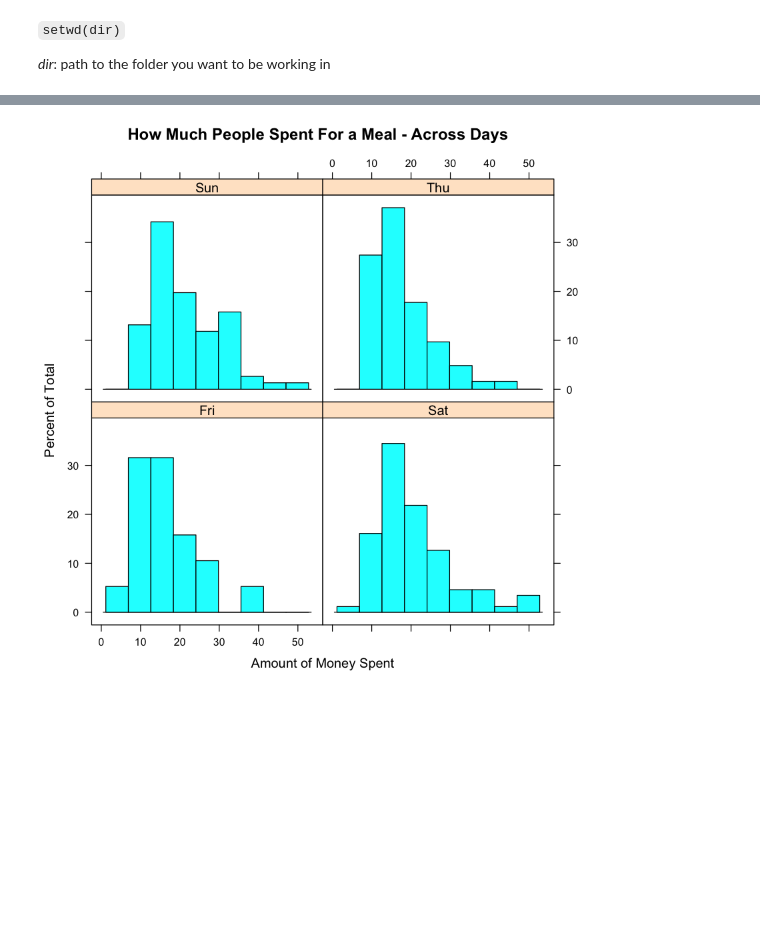
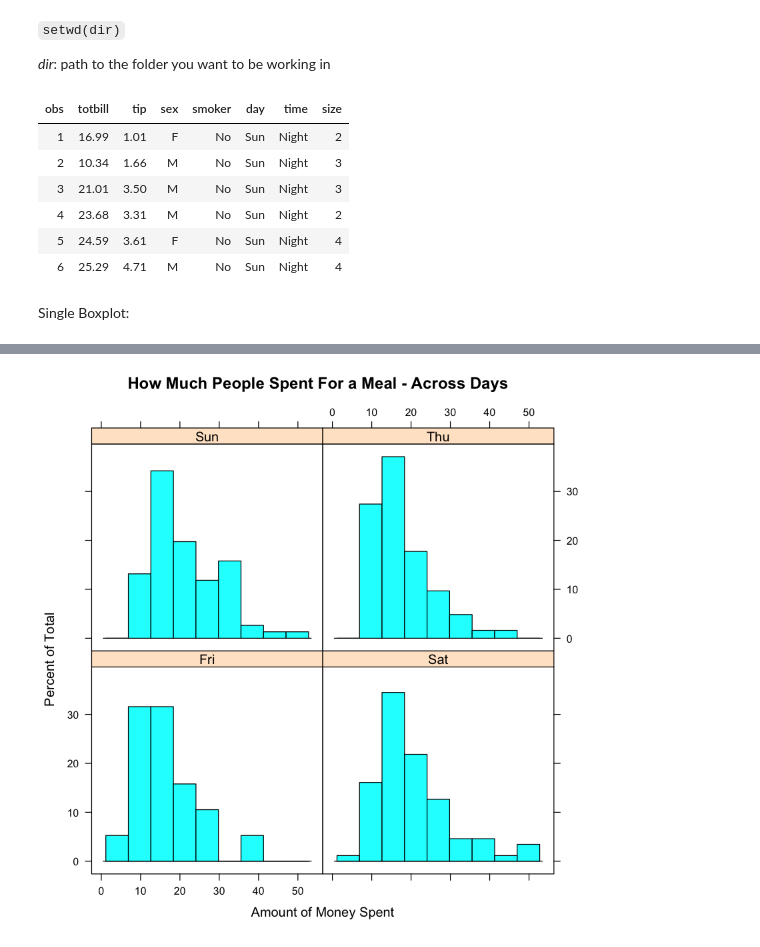
Before and after one commit to anoopsypereddi/ADSA-Intro-to-RStudio, a Jupyter notebook: Intro-to-R-Programming-Completed-Code.ipynb, the cells around one changed output, grey strips where cells are left out. Cells and saved outputs as stored; diff of their text form; code cells hidden in the pictures; blank space fills up the shorter version.

```diff
--- a/Intro-to-R-Programming-Completed-Code.ipynb
+++ b/Intro-to-R-Programming-Completed-Code.ipynb
@@ -168,3 +175,16 @@ setwd("../ADSA-Intro-to-R/")
 # %%
 # Read csv into a data frame
 data = read.csv("tips.csv")
+head(data)
+# %% [output]
+| obs | totbill | tip | sex | smoker | day | time | size |
+| 1 | 16.99 | 1.01 | F | No | Sun | Night | 2 |
+| 2 | 10.34 | 1.66 | M | No | Sun | Night | 3 |
+| 3 | 21.01 | 3.50 | M | No | Sun | Night | 3 |
+| 4 | 23.68 | 3.31 | M | No | Sun | Night | 2 |
+| 5 | 24.59 | 3.61 | F | No | Sun | Night | 4 |
+| 6 | 25.29 | 4.71 | M | No | Sun | Night | 4 |
+# %% [markdown]
+
+
+Single Boxplot:
```
Also changed, not shown: parts of 20 cells of this notebook.
